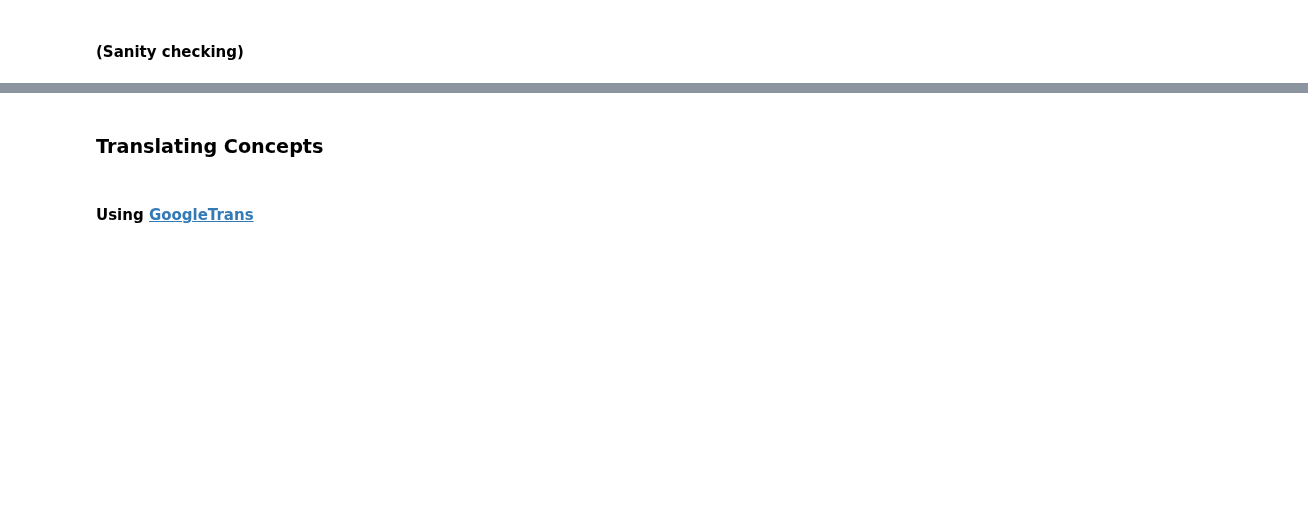
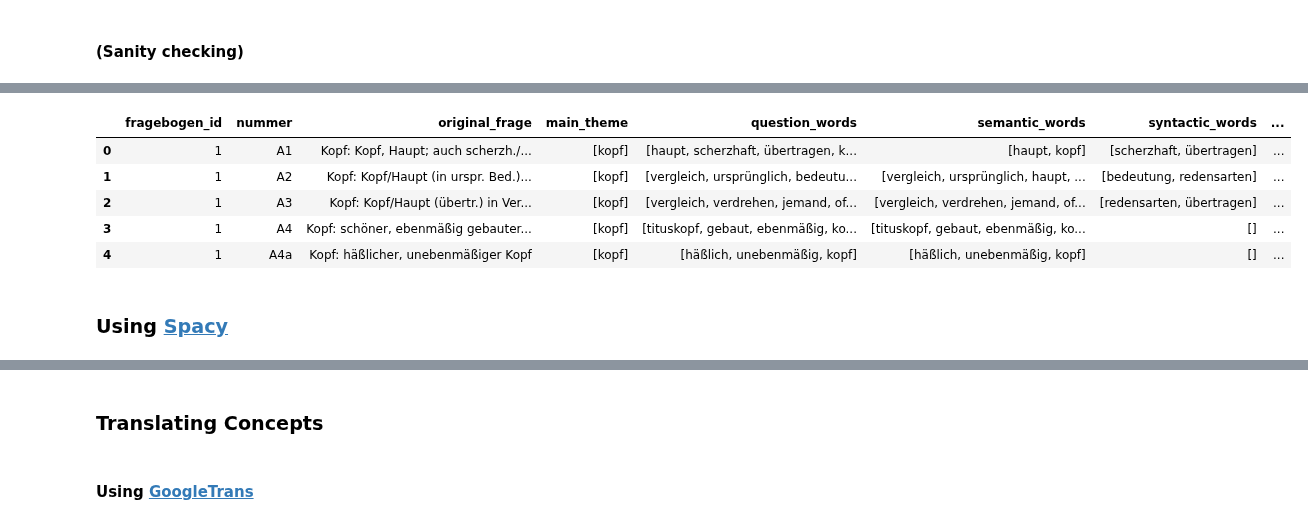
Before and after one commit to acdh-oeaw/exploreAT-Concepts, a Jupyter notebook: concepts_extraction.ipynb, the cells around one changed output, grey strips where cells are left out. Drawn from its saved outputs; the diff is of its cells as text; code cells hidden in the pictures; blank space fills up the shorter version.

```diff
--- a/concepts_extraction.ipynb
+++ b/concepts_extraction.ipynb
@@ -859 +936,11 @@ expand_tokenize_clean_lemmatize(re.findall(regex2, expression)[0][1])
+# %%
+frage_complete = pd.concat([frage, frage_POS], axis=1)
+frage_complete.head()
+# %% [output]
+|  | fragebogen_id | nummer | original_frage | main_theme | question_words | semantic_words | syntactic_words | ... |
+| 0 | 1 | A1 | Kopf: Kopf, Haupt; auch scherzh./... | [kopf] | [haupt, scherzhaft, übertragen, k... | [haupt, kopf] | [scherzhaft, übertragen] | ... |
+| 1 | 1 | A2 | Kopf: Kopf/Haupt (in urspr. Bed.)... | [kopf] | [vergleich, ursprünglich, bedeutu... | [vergleich, ursprünglich, haupt, ... | [bedeutung, redensarten] | ... |
+| 2 | 1 | A3 | Kopf: Kopf/Haupt (übertr.) in Ver... | [kopf] | [vergleich, verdrehen, jemand, of... | [vergleich, verdrehen, jemand, of... | [redensarten, übertragen] | ... |
+| 3 | 1 | A4 | Kopf: schöner, ebenmäßig gebauter... | [kopf] | [tituskopf, gebaut, ebenmäßig, ko... | [tituskopf, gebaut, ebenmäßig, ko... | [] | ... |
+| 4 | 1 | A4a | Kopf: häßlicher, unebenmäßiger Kopf | [kopf] | [häßlich, unebenmäßig, kopf] | [häßlich, unebenmäßig, kopf] | [] | ... |
 # %%
@@ -862,0 +950,2 @@ frage = pd.read_pickle('./frage.pickle')
+# %% [markdown]
+### Using [Spacy](https://spacy.io/)
```
Also changed, not shown: parts of 40 cells of this notebook, 4 other files.
